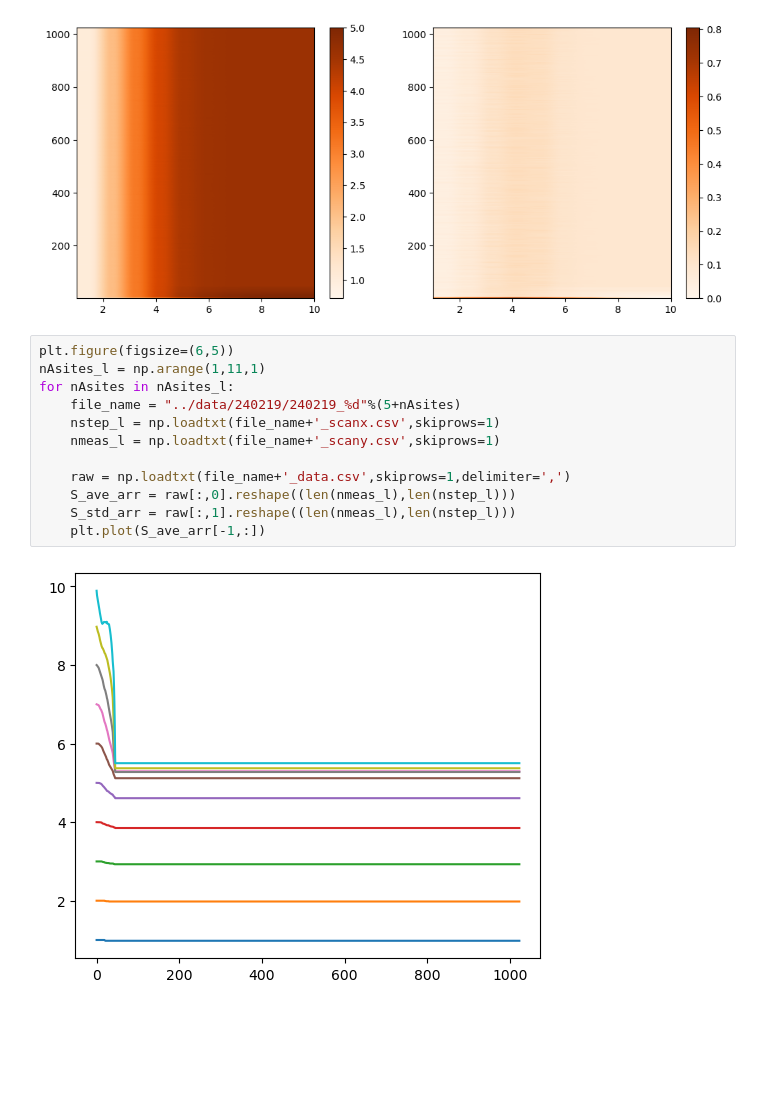
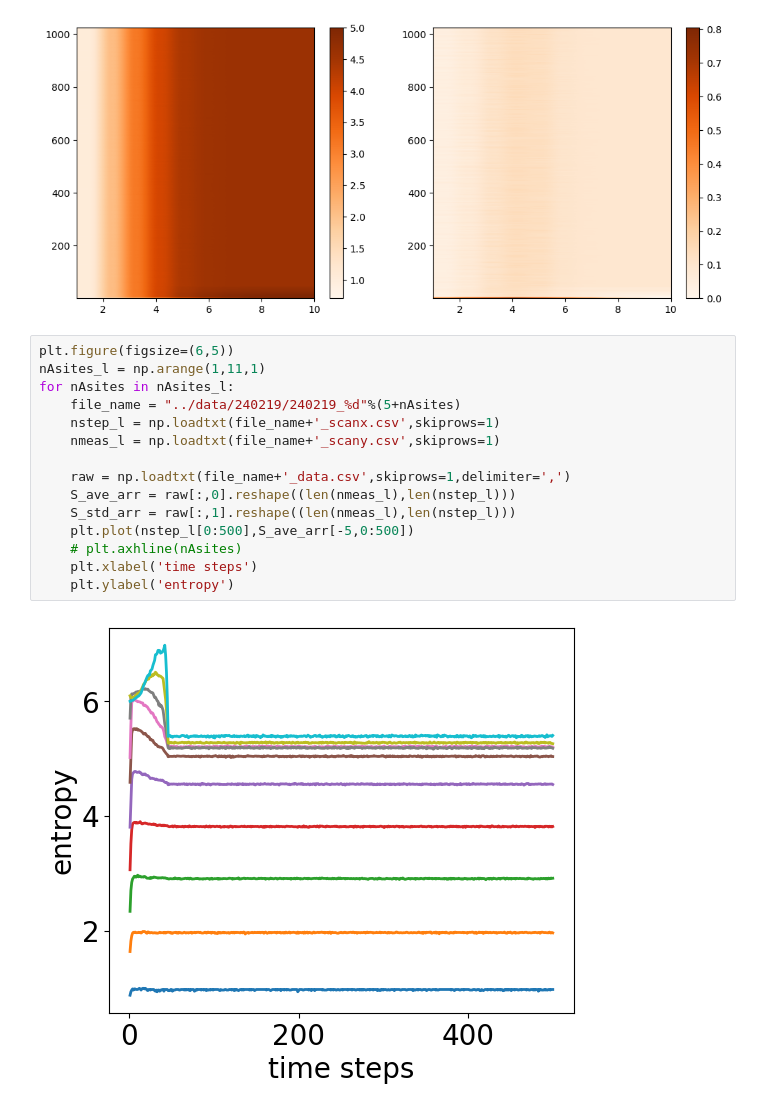
Before and after one commit to zsxqblz/classical_hayden_preskill, a Jupyter notebook: visualization/visualization_240219.ipynb, the cells around one changed output. Drawn from its saved outputs; the diff is of its cells as text; blank space fills up the shorter version.

Commit message:
fix entropy calculation

```diff
--- a/visualization/visualization_240219.ipynb
+++ b/visualization/visualization_240219.ipynb
@@ -146,14 +156,17 @@ plt.colorbar()
 # %%
 plt.figure(figsize=(6,5))
 nAsites_l = np.arange(1,11,1)
 for nAsites in nAsites_l:
     file_name = "../data/240219/240219_%d"%(5+nAsites)
     nstep_l = np.loadtxt(file_name+'_scanx.csv',skiprows=1)
     nmeas_l = np.loadtxt(file_name+'_scany.csv',skiprows=1)
 
     raw = np.loadtxt(file_name+'_data.csv',skiprows=1,delimiter=',')
     S_ave_arr = raw[:,0].reshape((len(nmeas_l),len(nstep_l)))
     S_std_arr = raw[:,1].reshape((len(nmeas_l),len(nstep_l)))
-    plt.plot(S_ave_arr[-1,:])
+    plt.plot(nstep_l[0:500],S_ave_arr[-5,0:500])
+    # plt.axhline(nAsites)
+    plt.xlabel('time steps')
+    plt.ylabel('entropy')
 # %% [output]
-[figure, old version]
+[figure, new version]
```
Also changed, not shown: parts of 8 cells of this notebook, 7 other files.
